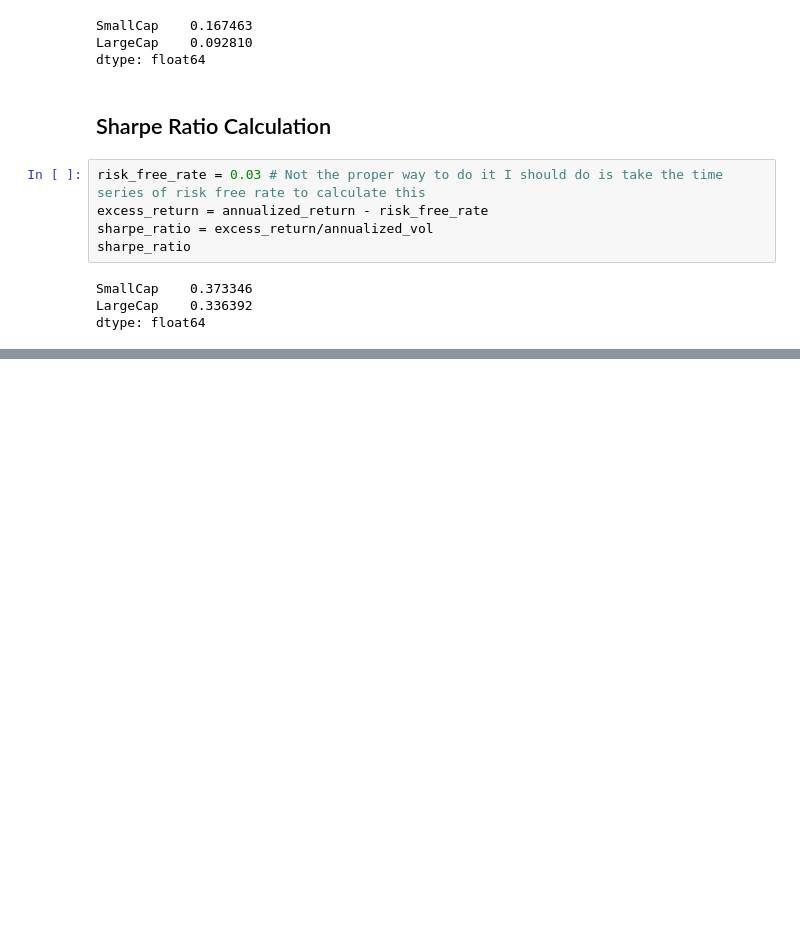
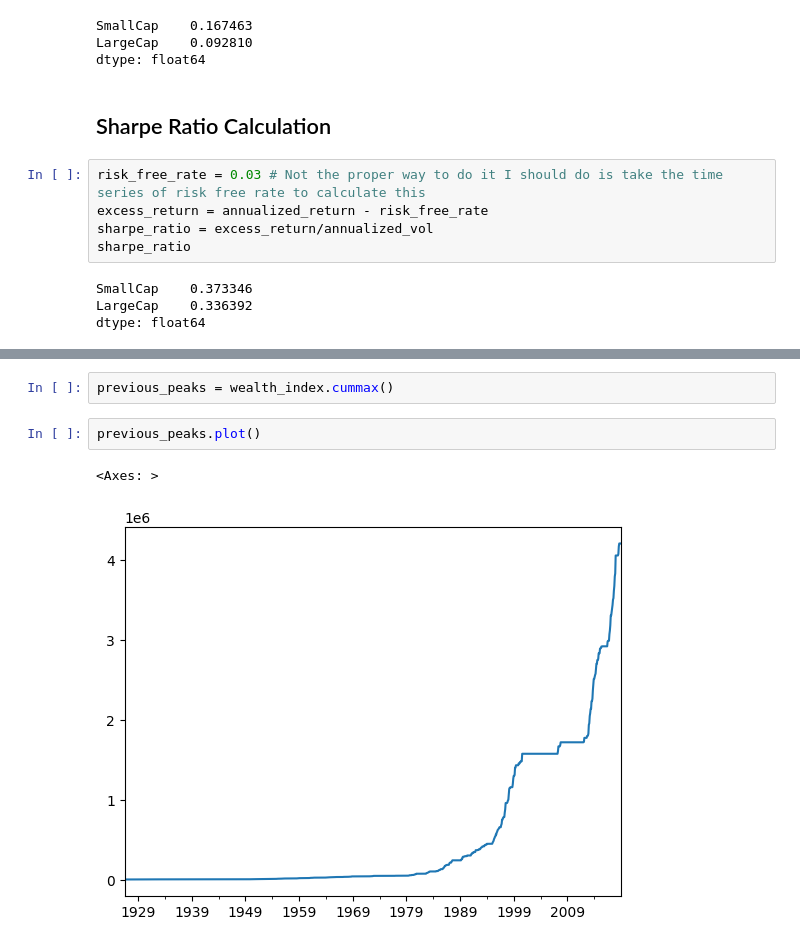
Before and after one commit to Akib-Raihan-4/Trading_With_Python, a Jupyter notebook: w1_s1.ipynb, the cells around one changed output, grey strips where cells are left out. Drawn from its saved outputs; the diff is of its cells as text; blank space fills up the shorter version.

```diff
--- a/w1_s1.ipynb
+++ b/w1_s1.ipynb
@@ -392,0 +465,7 @@ $$ Calmar \ Ratio = \frac{Average Annual Return}{Maximum Drawdown} $$
+# %%
+previous_peaks = wealth_index.cummax()
+# %%
+previous_peaks.plot()
+# %% [output]
+<Axes: >
+[figure, added]
```
Also changed, not shown: parts of 27 cells of this notebook.
